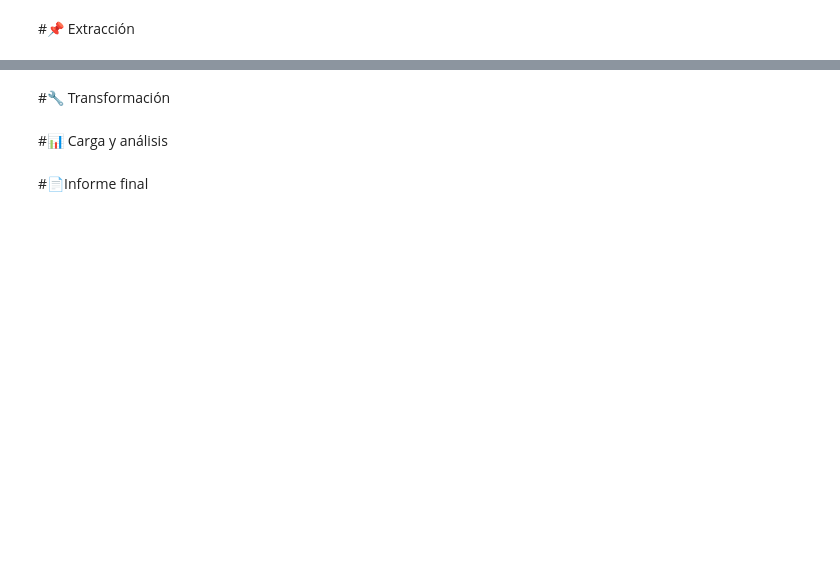
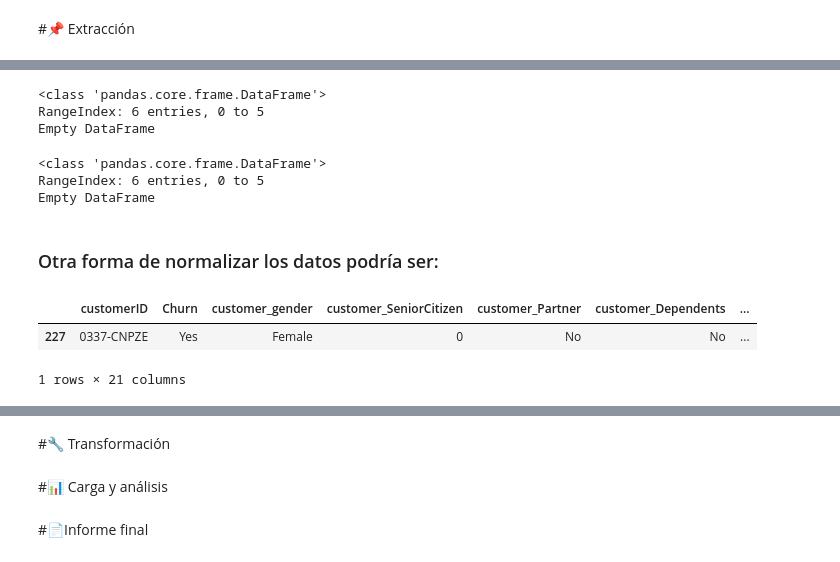
Before and after one commit to AngieNaranjoD/TelecomX_Alura, a Jupyter notebook: TelecomX_LATAM.ipynb, the cells around one changed output, grey strips where cells are left out. Cells and saved outputs as stored; diff of their text form; code cells hidden in the pictures; blank space fills up the shorter version.

```diff
--- a/TelecomX_LATAM.ipynb
+++ b/TelecomX_LATAM.ipynb
@@ -8,0 +131,15 @@ import pandas as pd
+# %%
+df_normalizado3 = pd.json_normalize(datos_telecomx)
+df_normalizado3.info()
+# %% [output]
+<class 'pandas.core.frame.DataFrame'>
+RangeIndex: 6 entries, 0 to 5
+Empty DataFrame
+# %%
+df_normalizado3.info()
+# %% [output]
+<class 'pandas.core.frame.DataFrame'>
+RangeIndex: 6 entries, 0 to 5
+Empty DataFrame
+# %% [markdown]
+### Otra forma de normalizar los datos podría ser:
@@ -8,0 +149,29 @@ import pandas as pd
+# %%
+# Normalizar datos anidados de 'customer'
+customer_df = pd.json_normalize(datos_telecomx['customer'])
+customer_df.columns = ['customer_' + col for col in customer_df.columns]
+# %%
+# Normalizar datos anidados de 'phone'
+phone_df = pd.json_normalize(datos_telecomx['phone'])
+phone_df.columns = ['phone_' + col for col in phone_df.columns]
+# %%
+# Normalizar datos anidados de 'internet'
+internet_df = pd.json_normalize(datos_telecomx['internet'])
+internet_df.columns = ['internet_' + col for col in internet_df.columns]
+# %%
+# Normalizar datos anidados de 'account' (incluyendo charges anidados)
+account_df = pd.json_normalize(datos_telecomx['account'])
+# Renombrar columnas para mayor claridad
+account_df.columns = [
+    col.replace('Charges.', 'account_charges_') if 'Charges.' in col
+    else 'account_' + col
+    for col in account_df.columns
+]
+# %%
+# Combinar todos los DataFrames
+df_final = pd.concat([df_base, customer_df, phone_df, internet_df, account_df], axis=1)
+df_final.sample()
+# %% [output]
+|  | customerID | Churn | customer_gender | customer_SeniorCitizen | customer_Partner | customer_Dependents | ... |
+| 227 | 0337-CNPZE | Yes | Female | 0 | No | No | ... |
+1 rows × 21 columns
```
Also changed, not shown: parts of 26 cells of this notebook.
